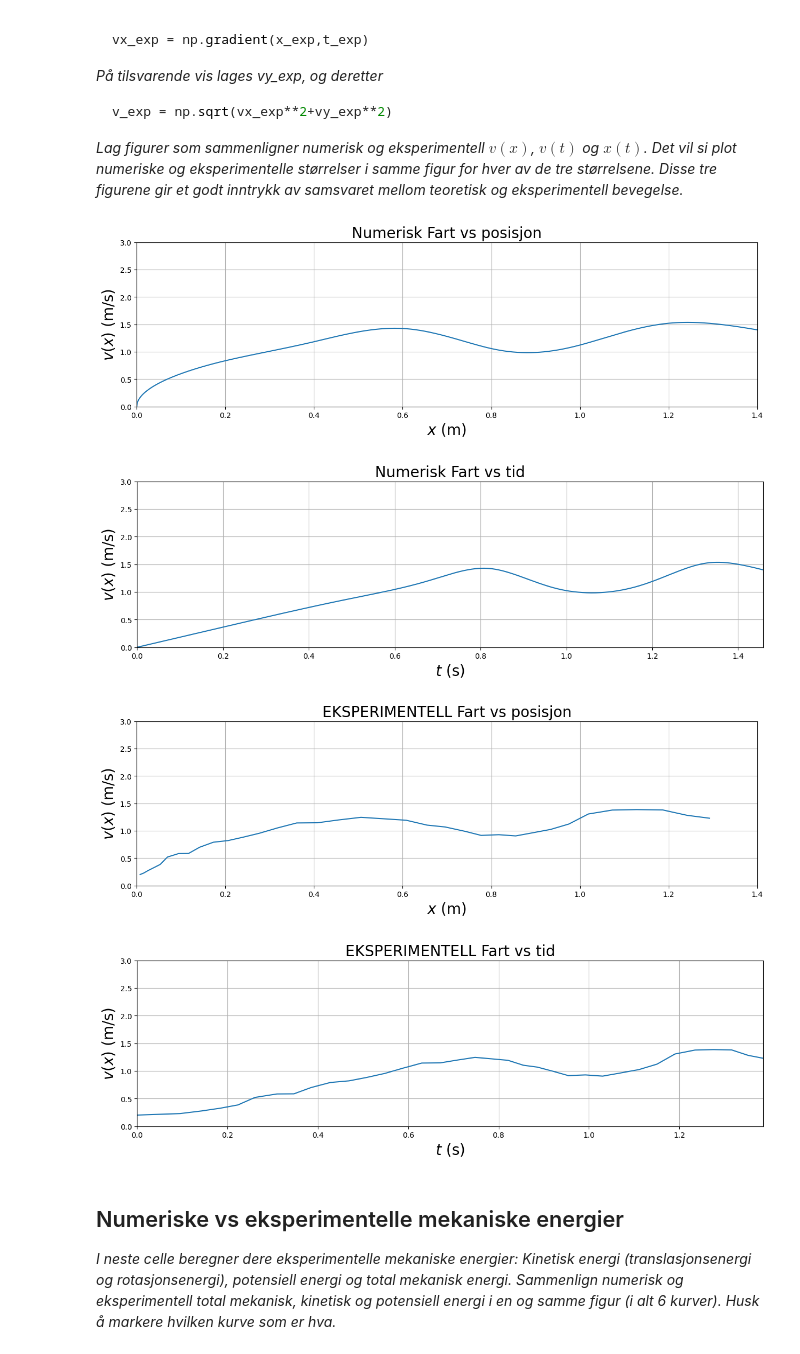
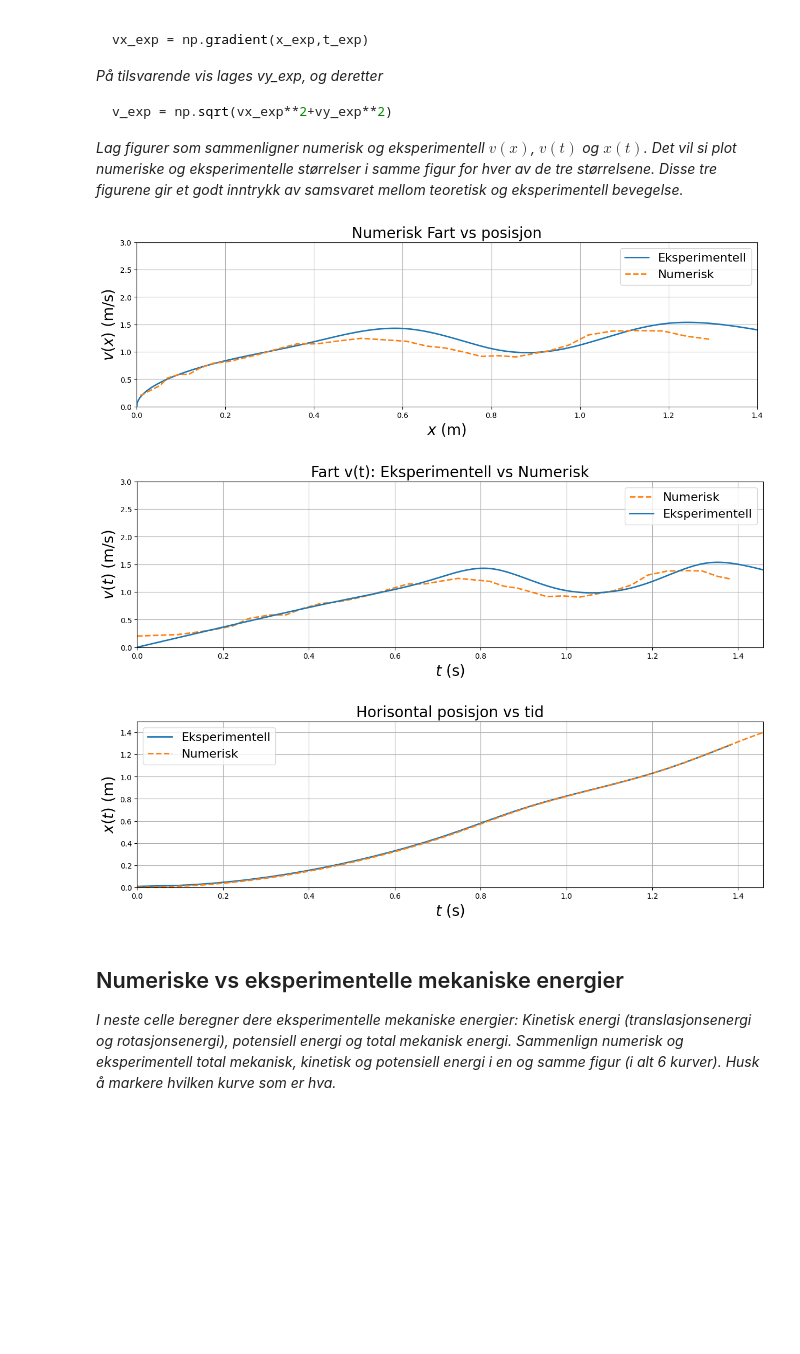
Before and after one commit to peroye/Fysikklab, a Jupyter notebook: notebook_mal_H25.ipynb, the cells around one changed output. Saved outputs shown, nothing was run; the diff lists cells and outputs as text; code cells hidden in the pictures; blank space fills up the shorter version.

```diff
--- a/notebook_mal_H25.ipynb
+++ b/notebook_mal_H25.ipynb
@@ -382,66 +371,62 @@ v_exp = np.sqrt(vx_exp**2+vy_exp**2)
 
 def v(x):
 
     y0 = cs(x[0])                 # start-høyden
     dy = y0 - cs(x)              # høydefall ved posisjon xp
     return np.sqrt(np.maximum(0, (10/7) * g * dy))
 
 def v_exp(x_exp):
     vx_exp = np.gradient(x_exp, t_exp)
     vy_exp = np.gradient(y_exp, t_exp)
     v_exp_total = np.sqrt(vx_exp**2 + vy_exp**2)
     return v_exp_total
 
 #NUMERISK
 #Plotting av fart v(x)
 plt.figure(figsize=(15,4))
-plt.plot(x,v(x))
+plt.plot(x,v(x), label='Eksperimentell', color='tab:blue', linewidth=2)
+plt.plot(x_exp,v_exp(x_exp), label='Numerisk', color='tab:orange', linestyle='--', linewidth=2)
 plt.title('Numerisk Fart vs posisjon',fontsize=20)
 plt.xlabel('$x$ (m)',fontsize=20)
 plt.ylabel('$v(x)$ (m/s)',fontsize=20)
 plt.ylim(0,3)
 plt.xlim(0,1.400)
 plt.grid()
+plt.legend(fontsize=16)
 plt.show()
 
-#Plotting av fart v(t)
+
+
+
+#plot v(t)
 plt.figure(figsize=(15,4))
-plt.plot(t_vec(x),v(x))
-plt.title('Numerisk Fart vs tid',fontsize=20)
+plt.plot(t_vec(x_exp), v_exp(x_exp), label='Numerisk', color='tab:orange', linestyle='--', linewidth=2)
+plt.plot(t_vec(x), v(x), label='Eksperimentell', color='tab:blue', linewidth=2)
+plt.title('Fart v(t): Eksperimentell vs Numerisk', fontsize=20)
+plt.xlabel('$t$ (s)', fontsize=20)
+plt.ylabel('$v(t)$ (m/s)', fontsize=20)
+plt.ylim(0,3)
+plt.xlim(0, max(t(x_exp), t(x)))
+plt.grid(True)
+plt.legend(fontsize=16)
+plt.show()
+
+#plot x(t)
+plt.figure(figsize=(15,4))
+plt.plot(t_vec(x_exp),x_exp, label='Eksperimentell', color='tab:blue', linewidth=2)
+plt.plot(t_vec(x), x, label='Numerisk', color='tab:orange', linestyle='--', linewidth=2)
+plt.title('Horisontal posisjon vs tid',fontsize=20)
 plt.xlabel('$t$ (s)',fontsize=20)
-plt.ylabel('$v(x)$ (m/s)',fontsize=20)
-plt.ylim(0,3)
+plt.ylabel('$x(t)$ (m)',fontsize=20)
+plt.ylim(0,1.5)
 plt.xlim(0,t(x))
 plt.grid()
+plt.legend(fontsize=16)
 plt.show()
-
-#EKSPERIMENTELL
-#Plotting av fart v(x)
-plt.figure(figsize=(15,4))
-plt.plot(x_exp,v_exp(x_exp))
-plt.title('EKSPERIMENTELL Fart vs posisjon',fontsize=20)
-plt.xlabel('$x$ (m)',fontsize=20)
-plt.ylabel('$v(x)$ (m/s)',fontsize=20)
-plt.ylim(0,3)
-plt.xlim(0,1.400)
-plt.grid()
-plt.show()
-
-#Plotting av fart v(t)
-plt.figure(figsize=(15,4))
-plt.plot(t_vec(x_exp),v_exp(x_exp))
-plt.title('EKSPERIMENTELL Fart vs tid',fontsize=20)
-plt.xlabel('$t$ (s)',fontsize=20)
-plt.ylabel('$v(x)$ (m/s)',fontsize=20)
-plt.ylim(0,3)
-plt.xlim(0,t(x_exp))
-plt.grid()
-plt.show()
 # %% [output]
-[figure, old version]
+[figure, new version]
-[figure, old version]
+[figure, new version]
-[figure, old version]
+[figure, new version]
-[figure, removed]
 # %% [markdown]
 ## Numeriske vs eksperimentelle mekaniske energier
 
```
Also changed, not shown: parts of 1 cell of this notebook.
